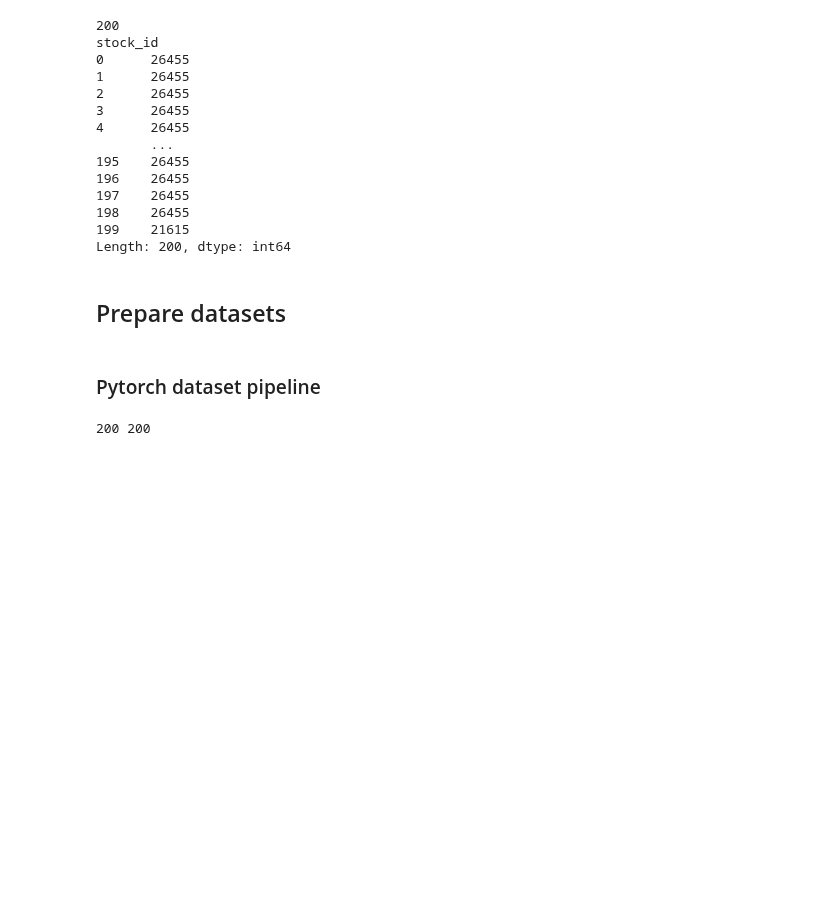
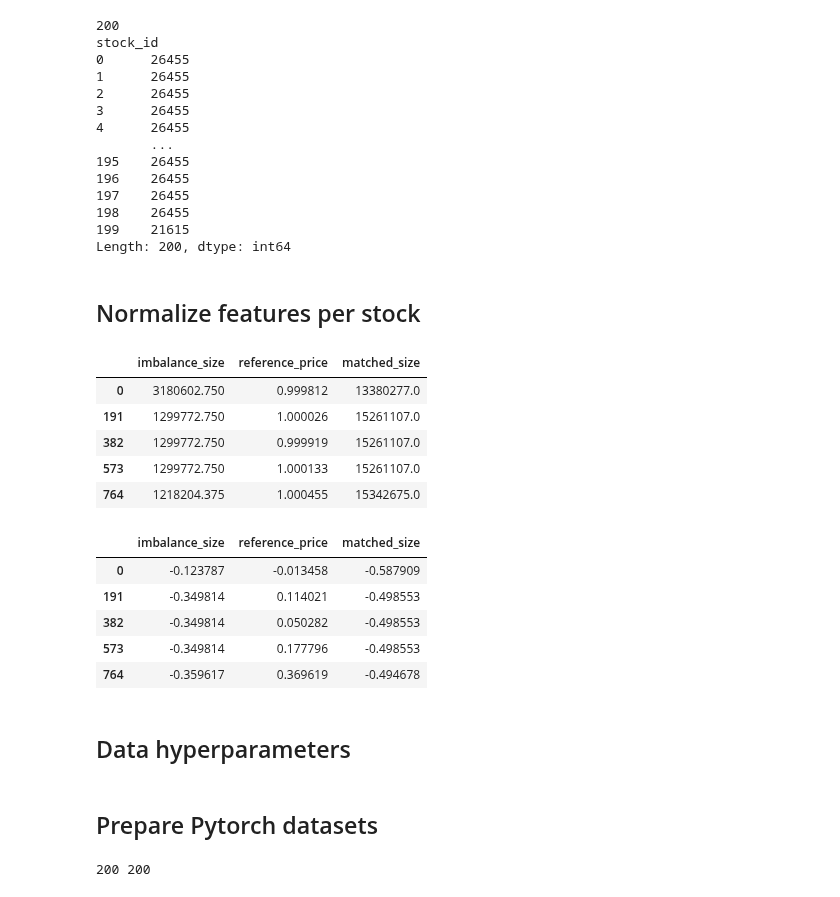
Before and after one commit to florencetsang/optiver2023, a Jupyter notebook: florence/transformer_encoder.ipynb, the cells around one changed output. Drawn from its saved outputs; the diff is of its cells as text; code cells hidden in the pictures; blank space fills up the shorter version.

Commit message:
Transformer encoder model

```diff
--- a/florence/transformer_encoder.ipynb
+++ b/florence/transformer_encoder.ipynb
@@ -191,0 +207,3 @@ num_input_features = len(feat_dynamic_real)
+# %%
+any_na_values_mask = df[feat_dynamic_real].isna().any(axis=1)
+print(any_na_values_mask.shape, any_na_values_mask[any_na_values_mask].shape)
@@ -191,0 +212,10 @@ num_input_features = len(feat_dynamic_real)
+# %%
+def process_na(df, any_na_values_mask, method):
+    final_df = df
+    if method == "fill_as_0":
+        final_df = final_df.fillna(0.0)
+    else:
+        final_df = final_df[~any_na_values_mask]
+    return final_df
+# %%
+df = process_na(df, any_na_values_mask, "fill_as_0")
@@ -210,10 +246,27 @@ stock_id
 198    26455
 199    21615
 Length: 200, dtype: int64
-# %% [markdown]
-## Prepare datasets
-# %% [markdown]
-### Pytorch dataset pipeline
+# %% [markdown]
+## Normalize features per stock
+# %%
+display(df_grouped.get_group(0)[feat_dynamic_real].head())
+df[feat_dynamic_real] = df_grouped[feat_dynamic_real].transform(lambda x: (x - x.mean()) / x.std())
+display(df_grouped.get_group(0)[feat_dynamic_real].head())
+# %% [output]
+|  | imbalance_size | reference_price | matched_size |
+| 0 | 3180602.750 | 0.999812 | 13380277.0 |
+| 191 | 1299772.750 | 1.000026 | 15261107.0 |
+| 382 | 1299772.750 | 0.999919 | 15261107.0 |
+| 573 | 1299772.750 | 1.000133 | 15261107.0 |
+| 764 | 1218204.375 | 1.000455 | 15342675.0 |
+|  | imbalance_size | reference_price | matched_size |
+| 0 | -0.123787 | -0.013458 | -0.587909 |
+| 191 | -0.349814 | 0.114021 | -0.498553 |
+| 382 | -0.349814 | 0.050282 | -0.498553 |
+| 573 | -0.349814 | 0.177796 | -0.498553 |
+| 764 | -0.359617 | 0.369619 | -0.494678 |
+# %% [markdown]
+## Data hyperparameters
 # %%
 training_set_max_date_id = 480 - 20
 # %%
@@ -222,6 +275,8 @@ seq_len = 55
 
 training_batch_size = 256
 validation_batch_size = 256
+# %% [markdown]
+## Prepare Pytorch datasets
 # %%
 class StockTrainingDataset(torch.utils.data.Dataset):
     def __init__(self, stock_df, feature_names, target_col, item_id, context_length):
```
Also changed, not shown: parts of 35 cells of this notebook.
